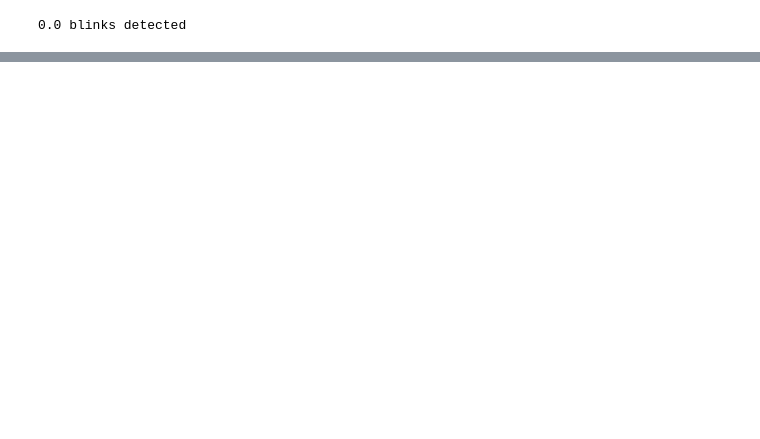
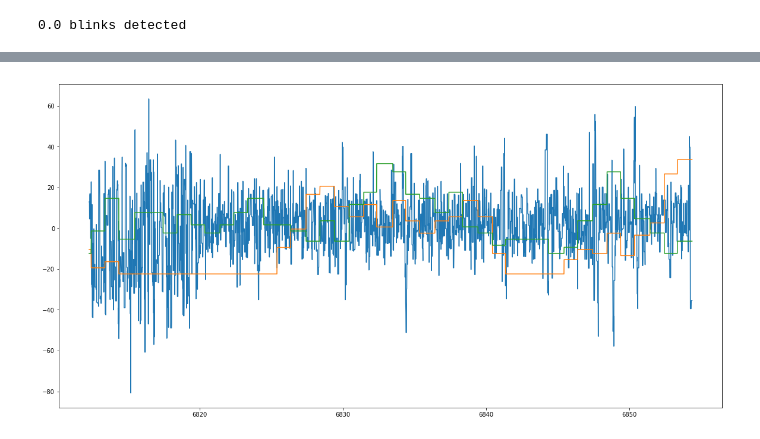
Before and after one commit to D1o0g9s/EEGFaceDetection, a Jupyter notebook: Data_Analysis/View_XDF.ipynb, the cells around one changed output, grey strips where cells are left out. Saved outputs shown, nothing was run; the diff lists cells and outputs as text; code cells hidden in the pictures; blank space fills up the shorter version.

```diff
--- a/Data_Analysis/View_XDF.ipynb
+++ b/Data_Analysis/View_XDF.ipynb
@@ -82,0 +51,18 @@ first_trial = getMarkerBoundSingleMarkerData('NewImageStart', 'NewImageEnd', XDF
+# %%
+def plotEEG(original_data):
+    eeg_data_in_volts = getEEGDataInMilliVolts(original_data)
+    timepoints = original_data[StreamType.EEG.value][StreamType.TIME.value]
+
+    plt.plot(timepoints, eeg_data_in_volts)
+# %%
+def plotAttention(original_data):
+    data = original_data[StreamType.EEG.value][StreamType.DATA.value][:,1]
+    timepoints = original_data[StreamType.EEG.value][StreamType.TIME.value]
+
+    plt.plot(timepoints, data)
+# %%
+def plotMeditation(original_data):
+    data = original_data[StreamType.EEG.value][StreamType.DATA.value][:,2]
+    timepoints = original_data[StreamType.EEG.value][StreamType.TIME.value]
+
+    plt.plot(timepoints, data)
@@ -82,0 +152,8 @@ first_trial = getMarkerBoundSingleMarkerData('NewImageStart', 'NewImageEnd', XDF
+# %%
+plt.figure(figsize=(20,10))
+
+plotEEG(XDF_Data)
+plotAttention(XDF_Data)
+plotMeditation(XDF_Data)
+# %% [output]
+[figure, added]
```
Also changed, not shown: parts of 24 cells of this notebook, 4 other files.
